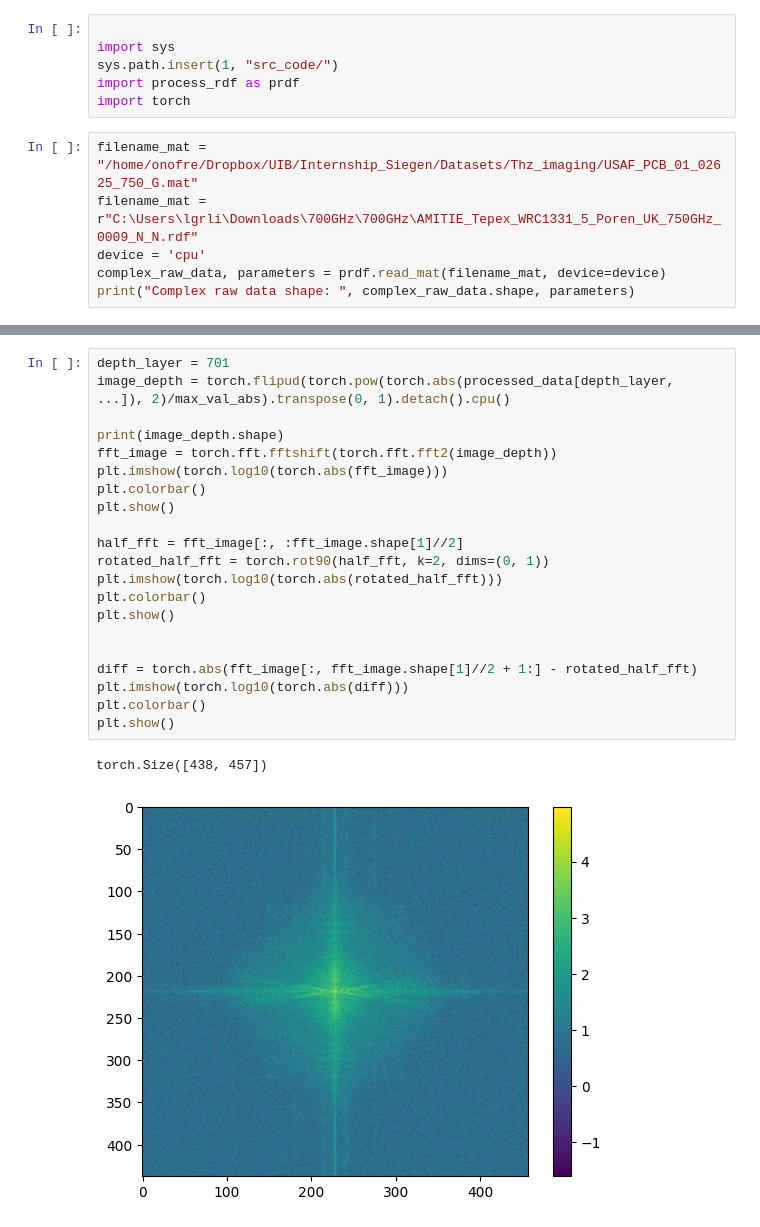
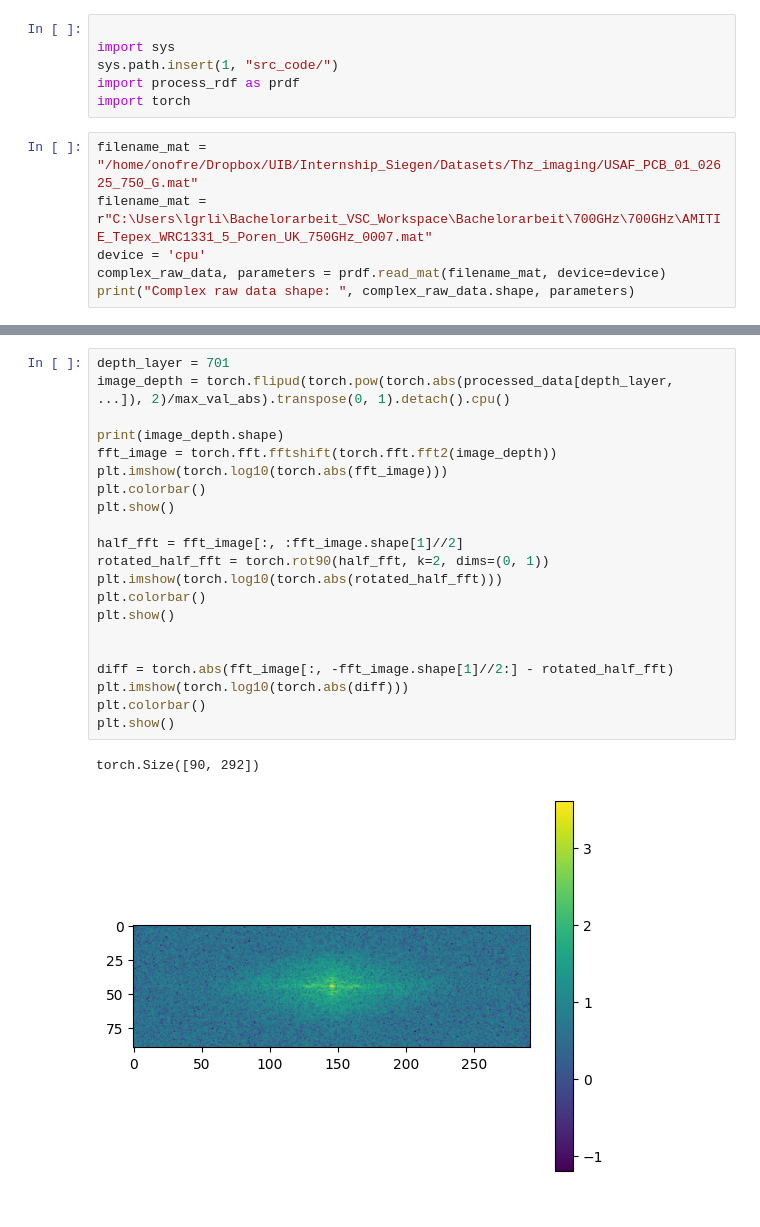
Before and after one commit to lilipper/Bachelorarbeit, a Jupyter notebook: THz/proves_rdf.ipynb, the cells around one changed output, grey strips where cells are left out. Drawn from its saved outputs; the diff is of its cells as text.

```diff
--- a/THz/proves_rdf.ipynb
+++ b/THz/proves_rdf.ipynb
@@ -6,7 +6,7 @@ import process_rdf as prdf
 import torch
 # %%
 filename_mat = "/home/onofre/Dropbox/UIB/Internship_Siegen/Datasets/Thz_imaging/USAF_PCB_01_02625_750_G.mat"
-filename_mat = r"C:\Users\lgrli\Downloads\700GHz\700GHz\AMITIE_Tepex_WRC1331_5_Poren_UK_750GHz_0009_N_N.rdf"
+filename_mat = r"C:\Users\lgrli\Bachelorarbeit_VSC_Workspace\Bachelorarbeit\700GHz\700GHz\AMITIE_Tepex_WRC1331_5_Poren_UK_750GHz_0007.mat"
 device = 'cpu'
 complex_raw_data, parameters = prdf.read_mat(filename_mat, device=device)
 print("Complex raw data shape: ", complex_raw_data.shape, parameters)
@@ -40,24 +37,24 @@ skimage.io.imsave('USAF_images/image_z_' + str(depth_layer) + '.tiff', image_dep
 # %%
 depth_layer = 701
 image_depth = torch.flipud(torch.pow(torch.abs(processed_data[depth_layer, ...]), 2)/max_val_abs).transpose(0, 1).detach().cpu()
 
 print(image_depth.shape)
 fft_image = torch.fft.fftshift(torch.fft.fft2(image_depth))
 plt.imshow(torch.log10(torch.abs(fft_image)))
 plt.colorbar()
 plt.show()
 
 half_fft = fft_image[:, :fft_image.shape[1]//2]
 rotated_half_fft = torch.rot90(half_fft, k=2, dims=(0, 1))
 plt.imshow(torch.log10(torch.abs(rotated_half_fft)))
 plt.colorbar()
 plt.show()
 
 
-diff = torch.abs(fft_image[:, fft_image.shape[1]//2 + 1:] - rotated_half_fft)
+diff = torch.abs(fft_image[:, -fft_image.shape[1]//2:] - rotated_half_fft)
 plt.imshow(torch.log10(torch.abs(diff)))
 plt.colorbar()
 plt.show()
 # %% [output]
-torch.Size([438, 457])
+torch.Size([90, 292])
-[figure, old version]
+[figure, new version]
```
Also changed, not shown: parts of 5 cells of this notebook, 3 other files.
